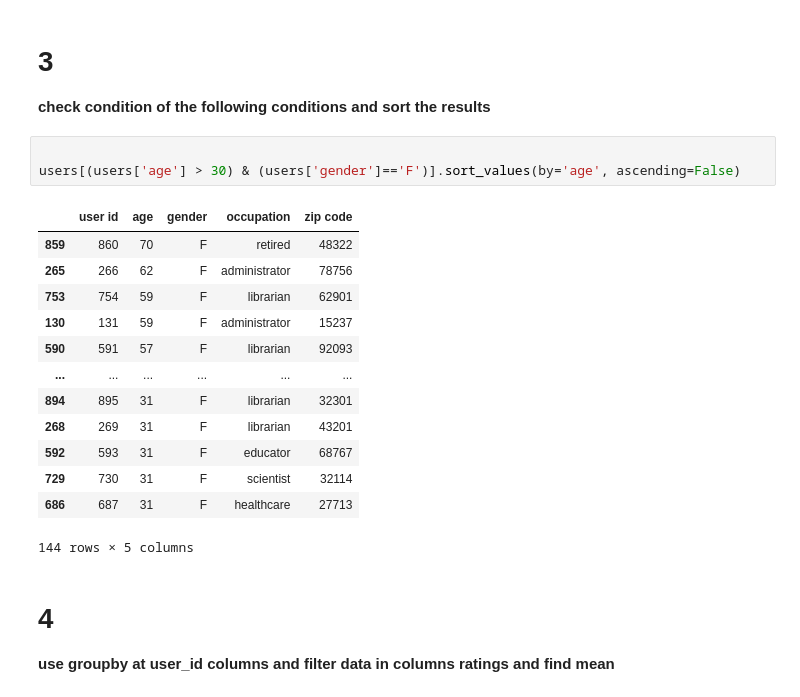
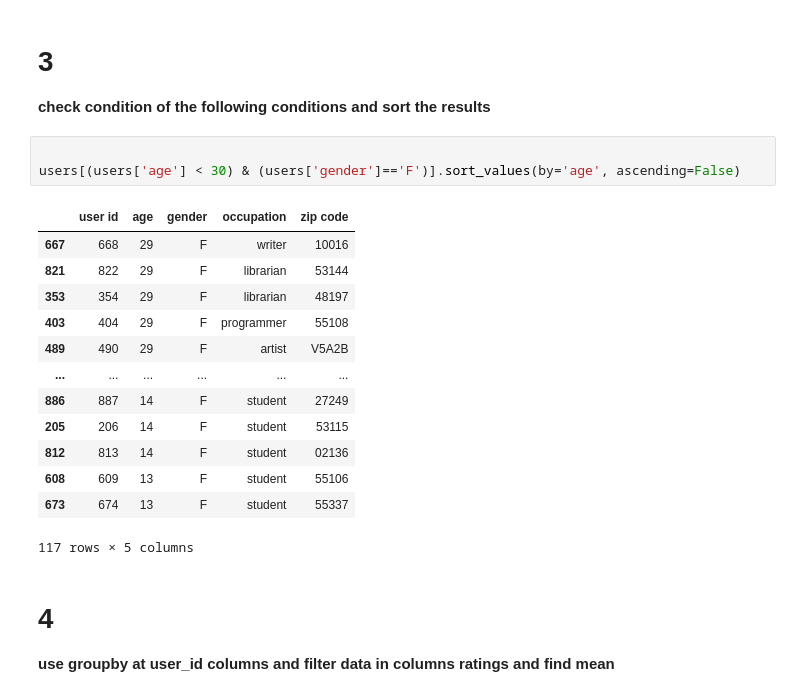
Before and after one commit to seazabuky/CP462, a Jupyter notebook: HW2/078_Nitis_HW2.ipynb, the cells around one changed output. Cells and saved outputs as stored; diff of their text form.

```diff
--- a/HW2/078_Nitis_HW2.ipynb
+++ b/HW2/078_Nitis_HW2.ipynb
@@ -75,21 +75,21 @@ movies.iloc[:,5:].sum().plot.bar()
 **check condition of the following conditions and sort the results**
 # %%
 
-users[(users['age'] > 30) & (users['gender']=='F')].sort_values(by='age', ascending=False)
+users[(users['age'] < 30) & (users['gender']=='F')].sort_values(by='age', ascending=False)
 # %% [output]
 |  | user id | age | gender | occupation | zip code |
-| 859 | 860 | 70 | F | retired | 48322 |
-| 265 | 266 | 62 | F | administrator | 78756 |
-| 753 | 754 | 59 | F | librarian | 62901 |
-| 130 | 131 | 59 | F | administrator | 15237 |
-| 590 | 591 | 57 | F | librarian | 92093 |
+| 667 | 668 | 29 | F | writer | 10016 |
+| 821 | 822 | 29 | F | librarian | 53144 |
+| 353 | 354 | 29 | F | librarian | 48197 |
+| 403 | 404 | 29 | F | programmer | 55108 |
+| 489 | 490 | 29 | F | artist | V5A2B |
 | ... | ... | ... | ... | ... | ... |
-| 894 | 895 | 31 | F | librarian | 32301 |
-| 268 | 269 | 31 | F | librarian | 43201 |
-| 592 | 593 | 31 | F | educator | 68767 |
-| 729 | 730 | 31 | F | scientist | 32114 |
-| 686 | 687 | 31 | F | healthcare | 27713 |
+| 886 | 887 | 14 | F | student | 27249 |
+| 205 | 206 | 14 | F | student | 53115 |
+| 812 | 813 | 14 | F | student | 02136 |
+| 608 | 609 | 13 | F | student | 55106 |
+| 673 | 674 | 13 | F | student | 55337 |
-144 rows × 5 columns
+117 rows × 5 columns
 # %% [markdown]
 # 4
 **use groupby at user_id columns and filter data in columns ratings and find mean**
```
Also changed, not shown: 1 other file.
